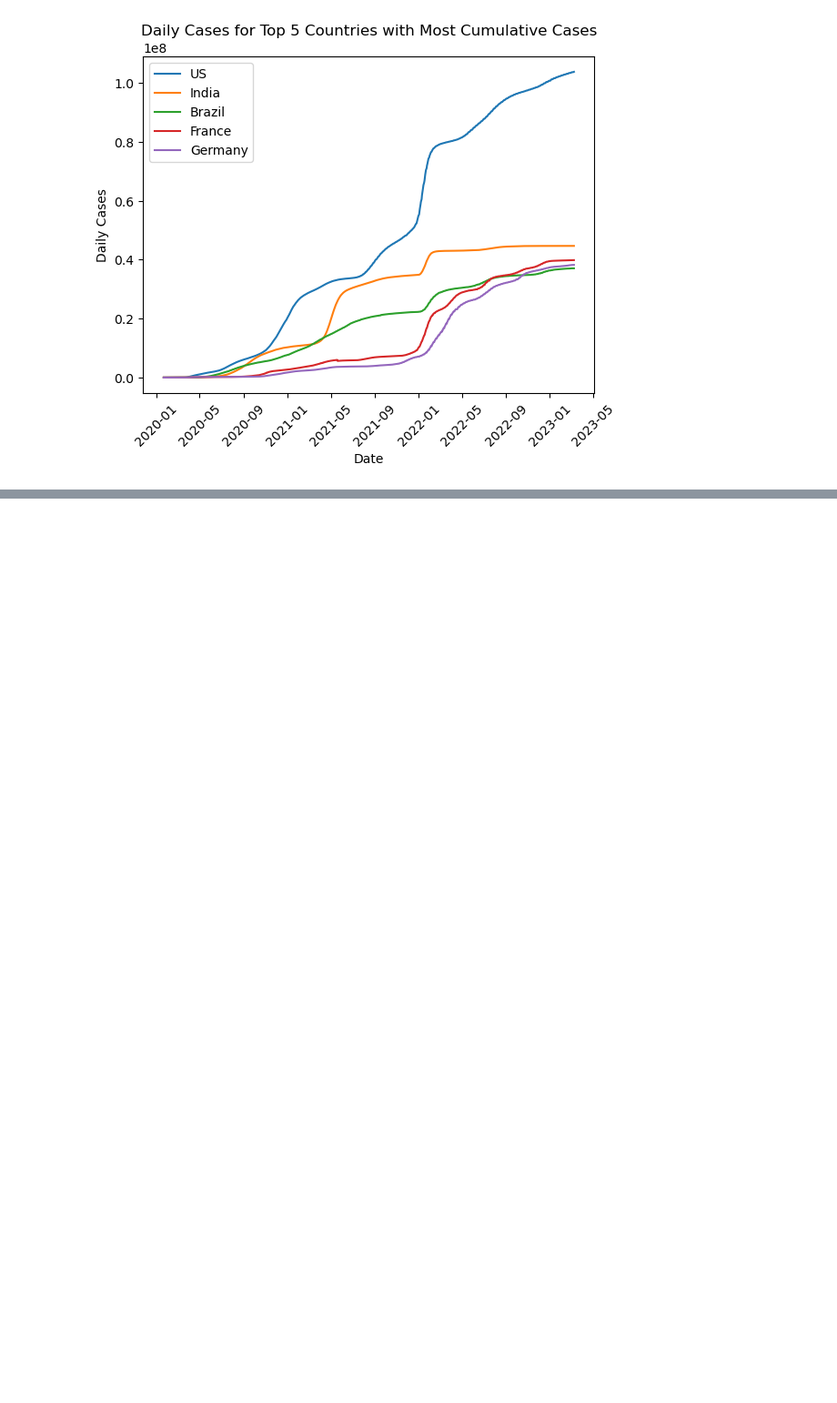
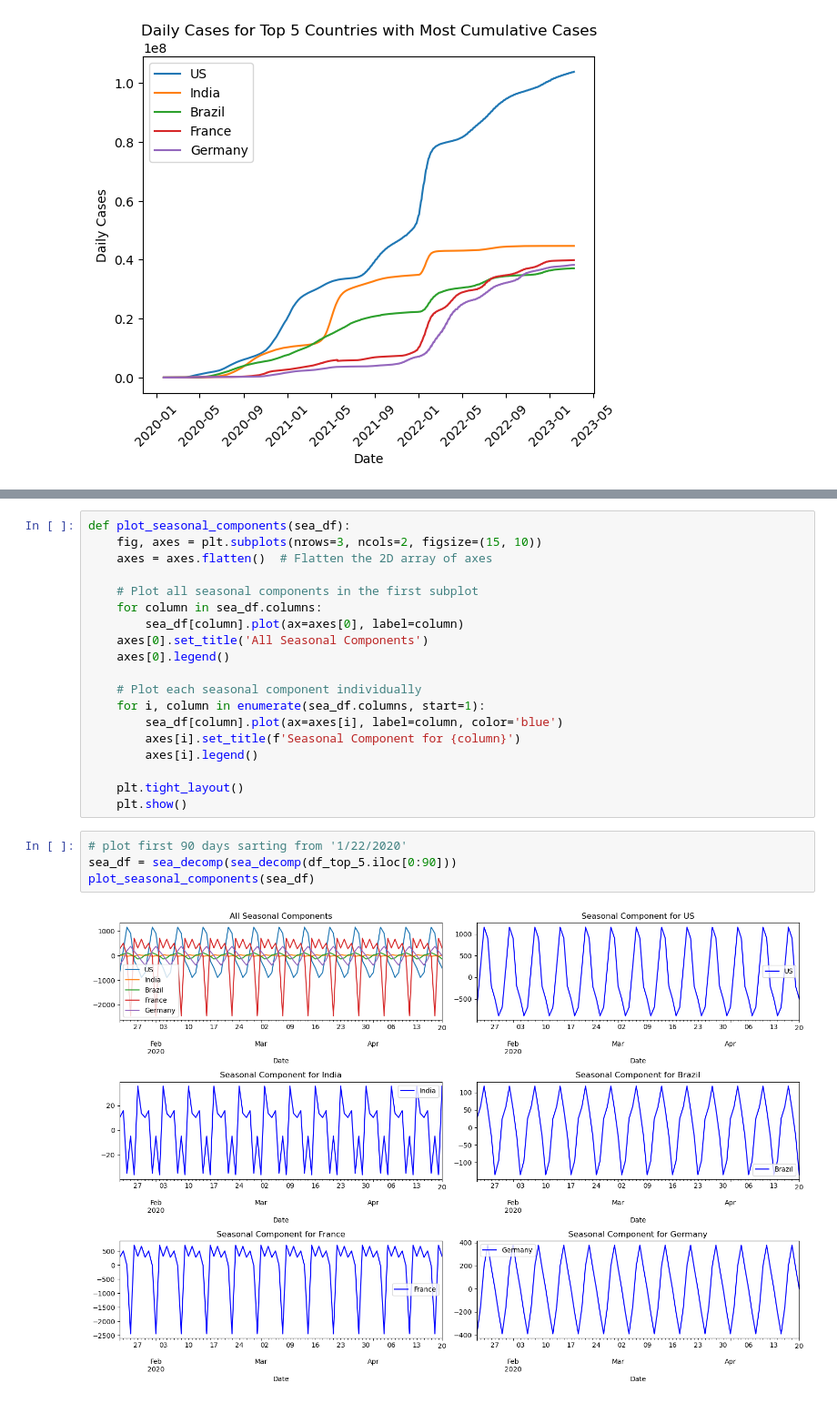
Before and after one commit to omarujawara/grdcntr-projects, a Jupyter notebook: timeseries_mining/timeseries_mining_project.ipynb, the cells around one changed output, grey strips where cells are left out. Shown at 91% size. Saved outputs shown, nothing was run; the diff lists cells and outputs as text; blank space fills up the shorter version.

Commit message:
Extract seasonality and plot

```diff
--- a/timeseries_mining/timeseries_mining_project.ipynb
+++ b/timeseries_mining/timeseries_mining_project.ipynb
@@ -110,0 +144,25 @@ plot_daily_cases(df_top_5)
+# %%
+def plot_seasonal_components(sea_df):
+    fig, axes = plt.subplots(nrows=3, ncols=2, figsize=(15, 10))
+    axes = axes.flatten()  # Flatten the 2D array of axes
+
+    # Plot all seasonal components in the first subplot
+    for column in sea_df.columns:
+        sea_df[column].plot(ax=axes[0], label=column)
+    axes[0].set_title('All Seasonal Components')
+    axes[0].legend()
+
+    # Plot each seasonal component individually
+    for i, column in enumerate(sea_df.columns, start=1):
+        sea_df[column].plot(ax=axes[i], label=column, color='blue')
+        axes[i].set_title(f'Seasonal Component for {column}')
+        axes[i].legend()
+
+    plt.tight_layout()
+    plt.show()
+# %%
+# plot first 90 days sarting from '1/22/2020'
+sea_df = sea_decomp(sea_decomp(df_top_5.iloc[0:90]))
+plot_seasonal_components(sea_df)
+# %% [output]
+[figure, added]
```
Also changed, not shown: parts of 4 cells of this notebook.
